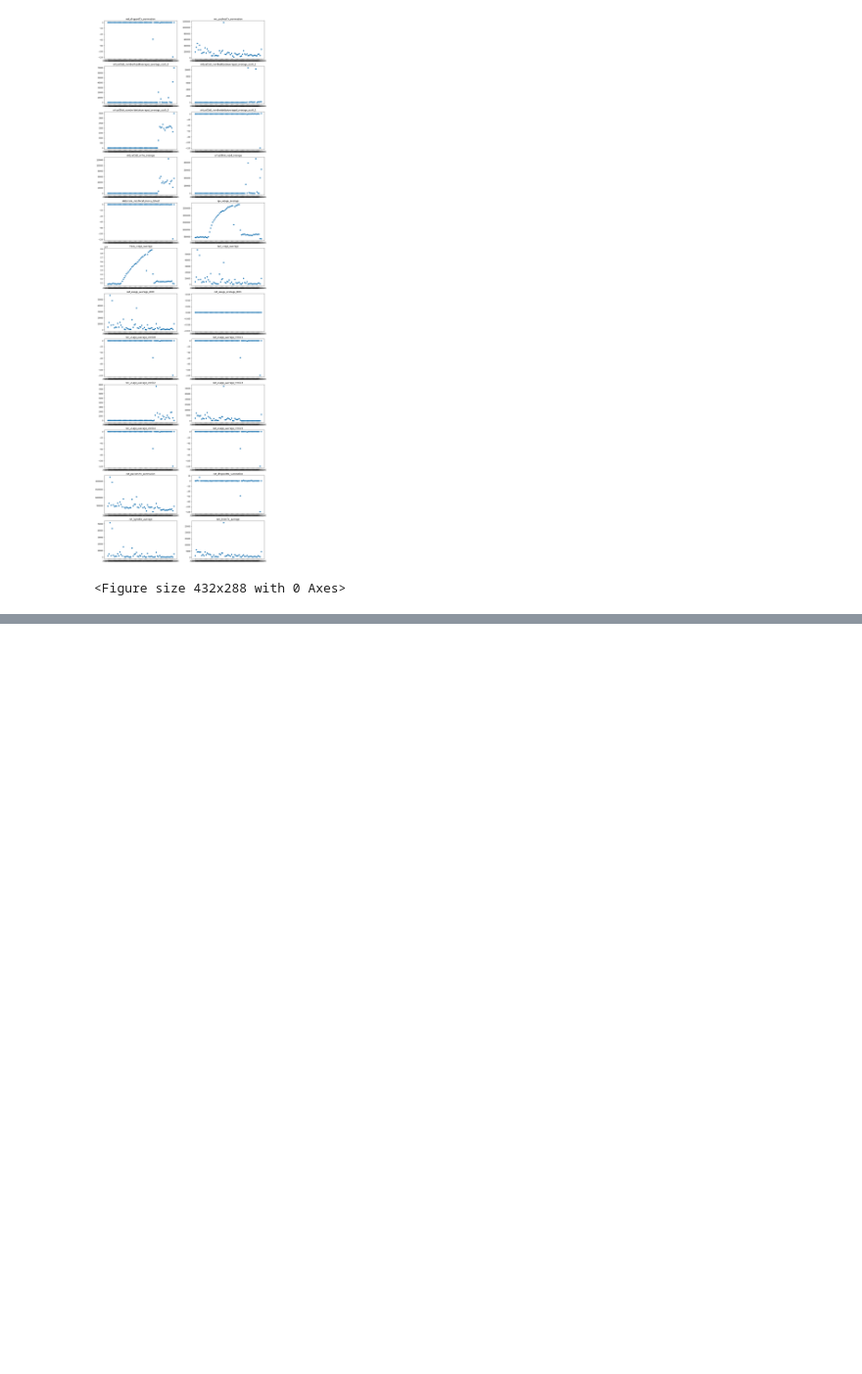
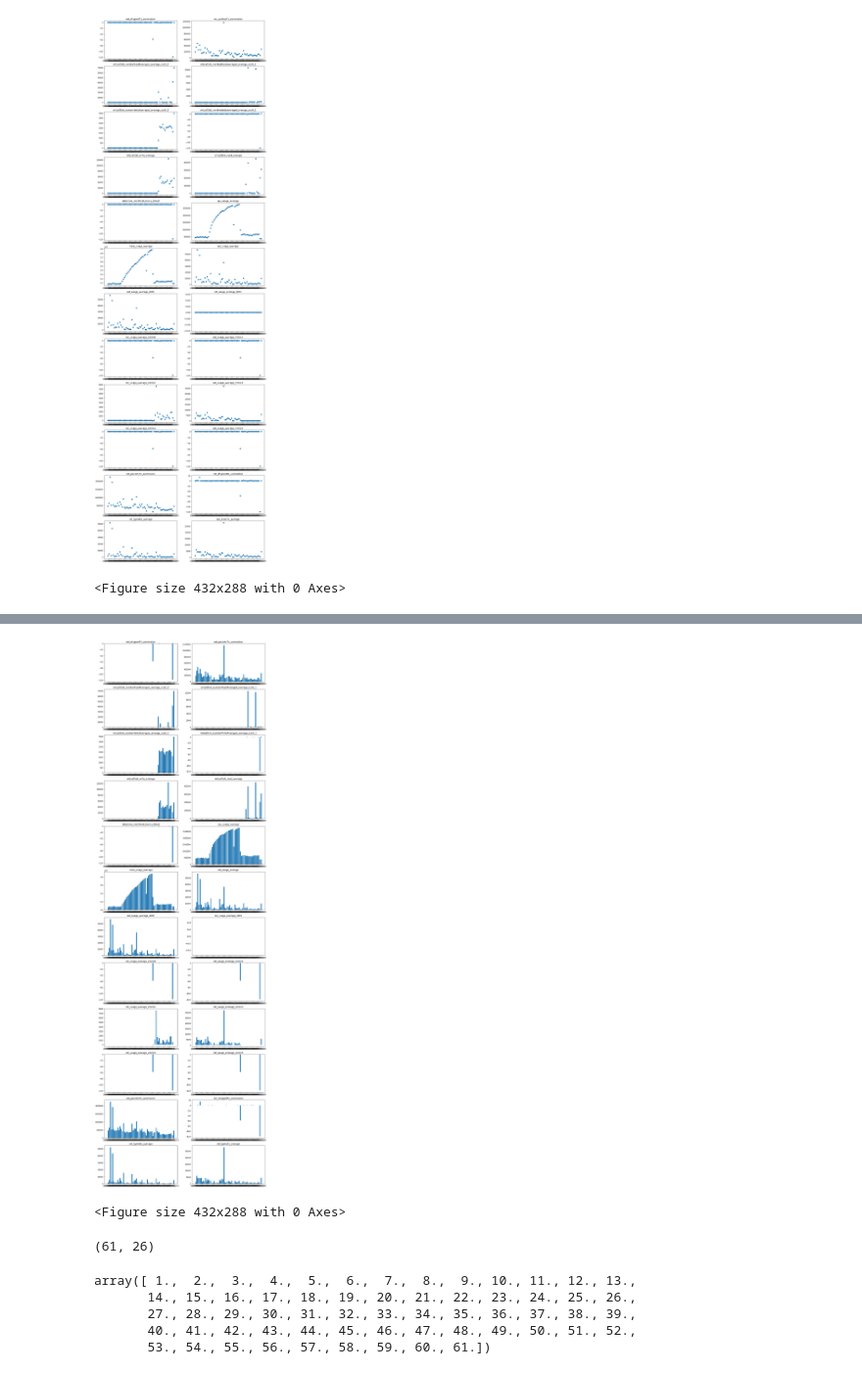
Before and after one commit to zenoyang/MachineLearning, a Jupyter notebook: GraduationProject/DetailTableAnalysis.ipynb, the cells around one changed output, grey strips where cells are left out. Shown: that part at 98% size. Saved outputs shown, nothing was run; the diff lists cells and outputs as text; code cells hidden in the pictures; blank space fills up the shorter version.

```diff
--- a/GraduationProject/DetailTableAnalysis.ipynb
+++ b/GraduationProject/DetailTableAnalysis.ipynb
@@ -310,0 +339,18 @@ plt.savefig('./image2.jpg')
+# %%
+plt.figure(figsize=(16, 60))
+
+for i, col in enumerate(data.columns):
+    if col == 'device_id' or col == 'vc_id' or col == 'vd_id' or col == 'time' or col == 'date':
+        continue
+    plt.subplot(13, 2, i)
+    plt.title(col)
+    plt.bar(device00_date.index, device00_date[col])
+plt.show()
+plt.savefig('./image_data_all.jpg')
+# %% [output]
+[figure, added]
+<Figure size 432x288 with 0 Axes>
+# %%
+device00_date.shape
+# %% [output]
+(61, 26)
@@ -310,0 +364,9 @@ plt.savefig('./image2.jpg')
+# %%
+data_num = np.linspace(1, 61, 61)
+data_num
+# %% [output]
+array([ 1.,  2.,  3.,  4.,  5.,  6.,  7.,  8.,  9., 10., 11., 12., 13.,
+       14., 15., 16., 17., 18., 19., 20., 21., 22., 23., 24., 25., 26.,
+       27., 28., 29., 30., 31., 32., 33., 34., 35., 36., 37., 38., 39.,
+       40., 41., 42., 43., 44., 45., 46., 47., 48., 49., 50., 51., 52.,
+       53., 54., 55., 56., 57., 58., 59., 60., 61.])
```
Also changed, not shown: parts of 7 cells of this notebook, 11 other files.
